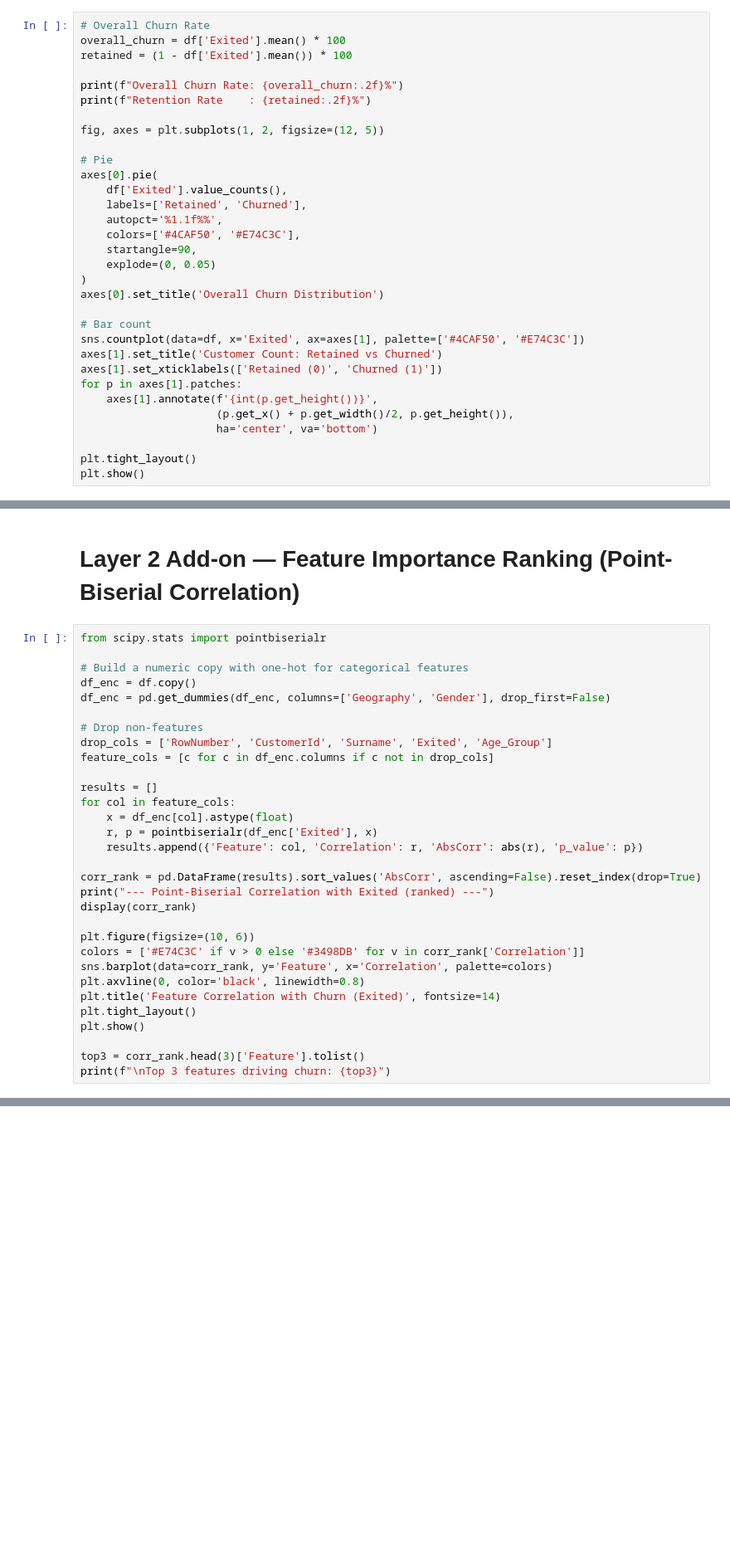
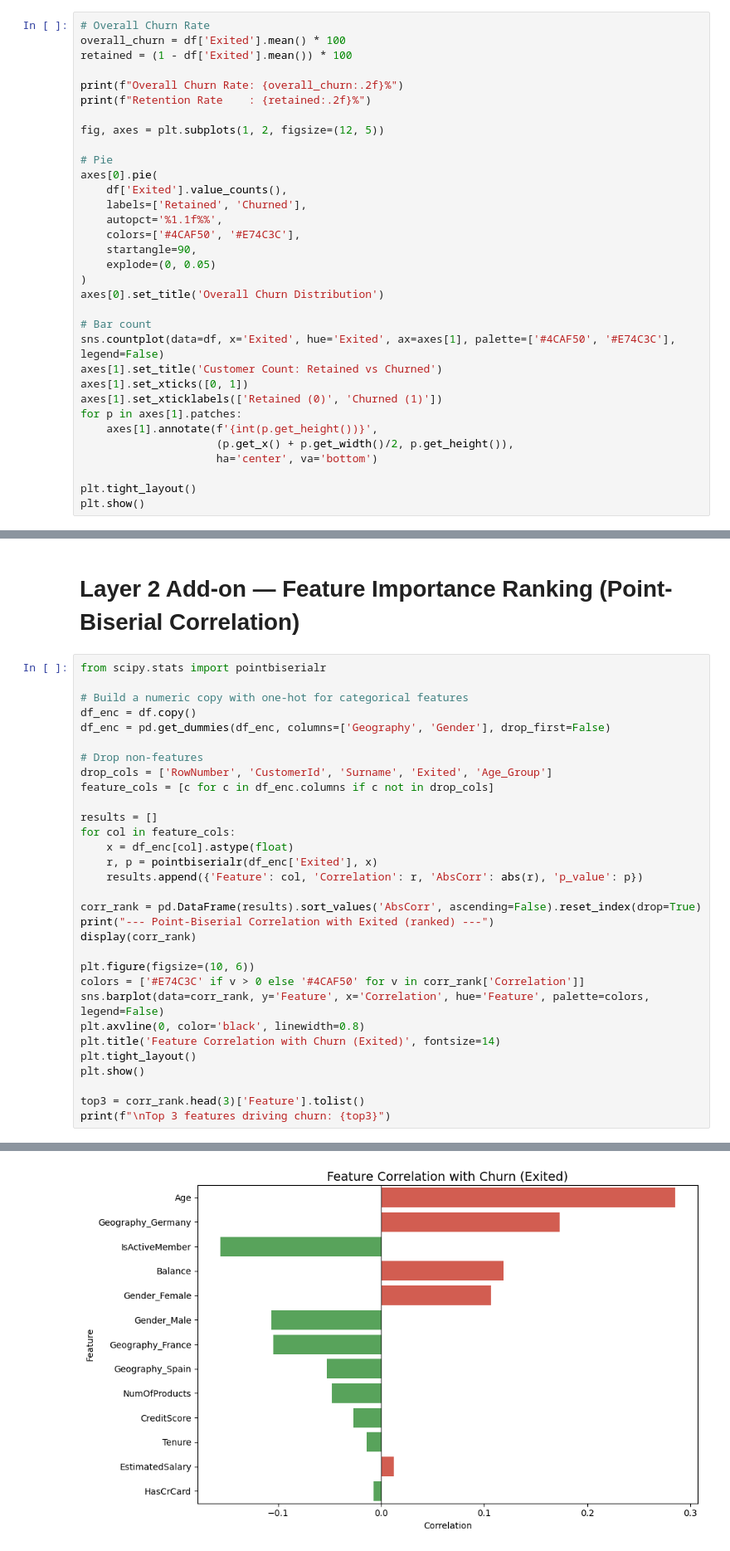
Before and after one commit to Nattaphahon/bank-churn-prediction, a Jupyter notebook: backend/index.ipynb, the cells around one changed output, grey strips where cells are left out. Shown at 83% size. Saved outputs shown, nothing was run; the diff lists cells and outputs as text; blank space fills up the shorter version.

```diff
--- a/backend/index.ipynb
+++ b/backend/index.ipynb
@@ -296,8 +296,9 @@ axes[0].pie(
 axes[0].set_title('Overall Churn Distribution')
 
 # Bar count
-sns.countplot(data=df, x='Exited', ax=axes[1], palette=['#4CAF50', '#E74C3C'])
+sns.countplot(data=df, x='Exited', hue='Exited', ax=axes[1], palette=['#4CAF50', '#E74C3C'], legend=False)
 axes[1].set_title('Customer Count: Retained vs Churned')
+axes[1].set_xticks([0, 1])
 axes[1].set_xticklabels(['Retained (0)', 'Churned (1)'])
 for p in axes[1].patches:
     axes[1].annotate(f'{int(p.get_height())}',
@@ -371,32 +369,33 @@ for col in feature_cols:
     results.append({'Feature': col, 'Correlation': r, 'AbsCorr': abs(r), 'p_value': p})
 
 corr_rank = pd.DataFrame(results).sort_values('AbsCorr', ascending=False).reset_index(drop=True)
 print("--- Point-Biserial Correlation with Exited (ranked) ---")
 display(corr_rank)
 
 plt.figure(figsize=(10, 6))
-colors = ['#E74C3C' if v > 0 else '#3498DB' for v in corr_rank['Correlation']]
-sns.barplot(data=corr_rank, y='Feature', x='Correlation', palette=colors)
+colors = ['#E74C3C' if v > 0 else '#4CAF50' for v in corr_rank['Correlation']]
+sns.barplot(data=corr_rank, y='Feature', x='Correlation', hue='Feature', palette=colors, legend=False)
 plt.axvline(0, color='black', linewidth=0.8)
 plt.title('Feature Correlation with Churn (Exited)', fontsize=14)
 plt.tight_layout()
 plt.show()
 
 top3 = corr_rank.head(3)['Feature'].tolist()
 print(f"\nTop 3 features driving churn: {top3}")
 # %% [output]
 --- Point-Biserial Correlation with Exited (ranked) ---
 |  | Feature | Correlation | AbsCorr | p_value |
 | 0 | Age | 0.285323 | 0.285323 | 1.239931e-186 |
 | 1 | Geography_Germany | 0.173488 | 0.173488 | 2.059537e-68 |
 | 2 | IsActiveMember | -0.156128 | 0.156128 | 1.348269e-55 |
 | 3 | Balance | 0.118533 | 0.118533 | 1.275563e-32 |
 | 4 | Gender_Female | 0.106512 | 0.106512 | 1.258505e-26 |
 | 5 | Gender_Male | -0.106512 | 0.106512 | 1.258505e-26 |
 | 6 | Geography_France | -0.104955 | 0.104955 | 6.748446e-26 |
 | 7 | Geography_Spain | -0.052667 | 0.052667 | 1.366655e-07 |
 | 8 | NumOfProducts | -0.047820 | 0.047820 | 1.717333e-06 |
 | 9 | CreditScore | -0.027094 | 0.027094 | 6.738214e-03 |
 | 10 | Tenure | -0.014001 | 0.014001 | 1.615268e-01 |
 | 11 | EstimatedSalary | 0.012097 | 0.012097 | 2.264404e-01 |
 | 12 | HasCrCard | -0.007138 | 0.007138 | 4.754149e-01 |
+[figure, new version]
```
Also changed, not shown: parts of 12 cells of this notebook, 4 other files.
